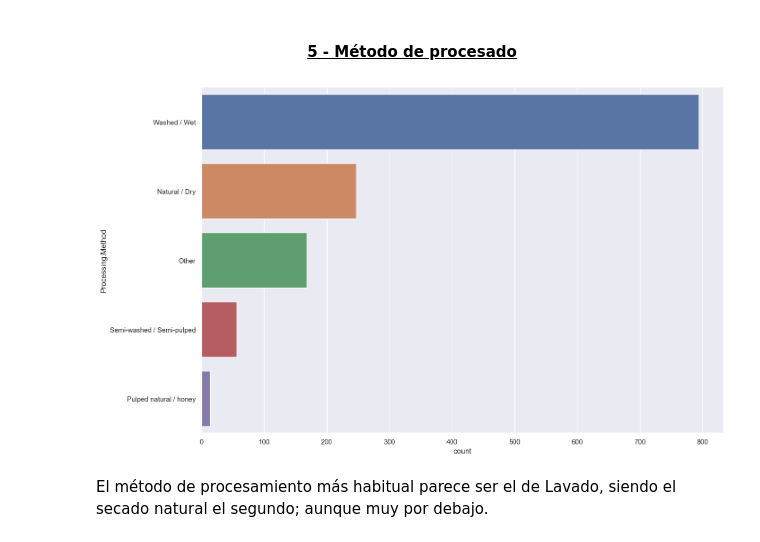
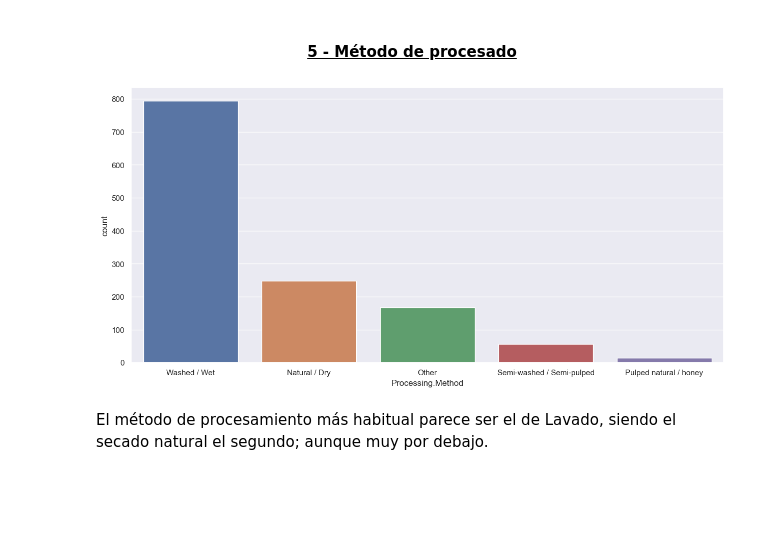
Before and after one commit to jmramaq/TrainingEDA_Coffee, a Jupyter notebook: src/EDA.ipynb, the cells around one changed output. Cells and saved outputs as stored; diff of their text form; code cells hidden in the pictures; blank space fills up the shorter version.

```diff
--- a/src/EDA.ipynb
+++ b/src/EDA.ipynb
@@ -481,3 +525,5 @@ Name: count, dtype: int64
+# %%
+df = df[df["Aroma"]>0]
 # %% [markdown]
 ---
 # %% [markdown]
@@ -527,11 +573,11 @@ Puede verse que una inmensa mayoría de las plantaciones se encuentran entre los
 # %% [markdown]
 <h4 style="text-align: center;"><ins>5 - Método de procesado</ins></h4>
 # %%
-fig, ax = plt.subplots(figsize=(15, 10))
-sns.countplot(data=df, y="Processing.Method", order= df["Processing.Method"].value_counts().index, ax=ax)
+fig, ax = plt.subplots(figsize=(15, 7))
+sns.countplot(data=df, x="Processing.Method", order= df["Processing.Method"].value_counts().index, ax=ax)
 plt.show()
 # %% [output]
-[figure, old version]
+[figure, new version]
 # %% [markdown]
 El método de procesamiento más habitual parece ser el de Lavado, siendo el secado natural el segundo; aunque muy por debajo.
 # %% [markdown]
```
Also changed, not shown: parts of 22 cells of this notebook.
